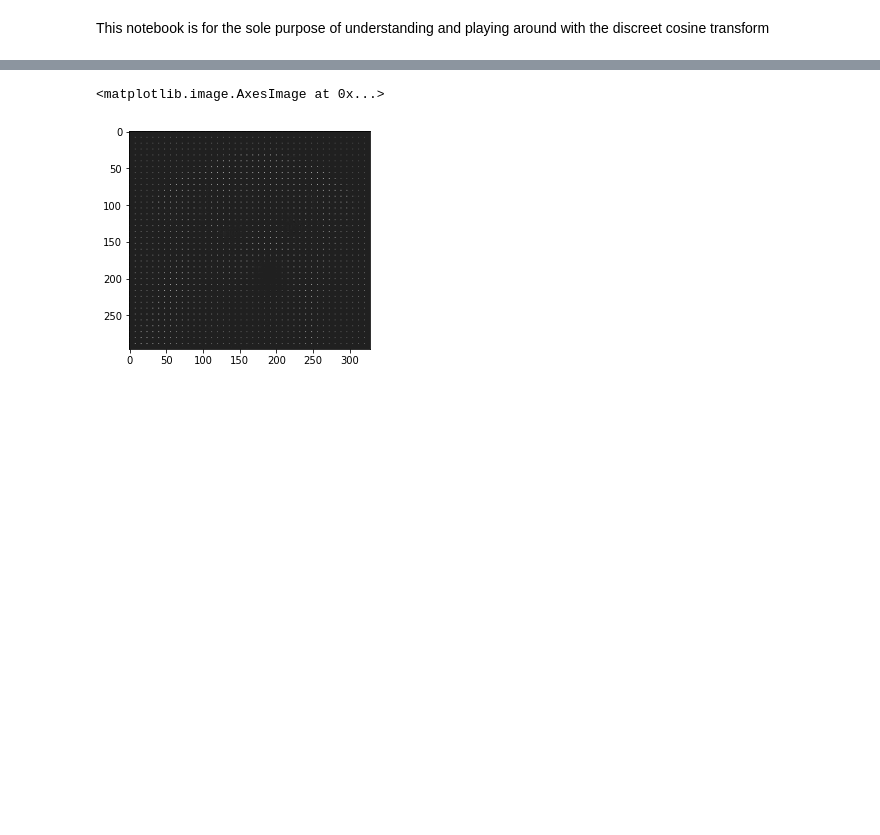
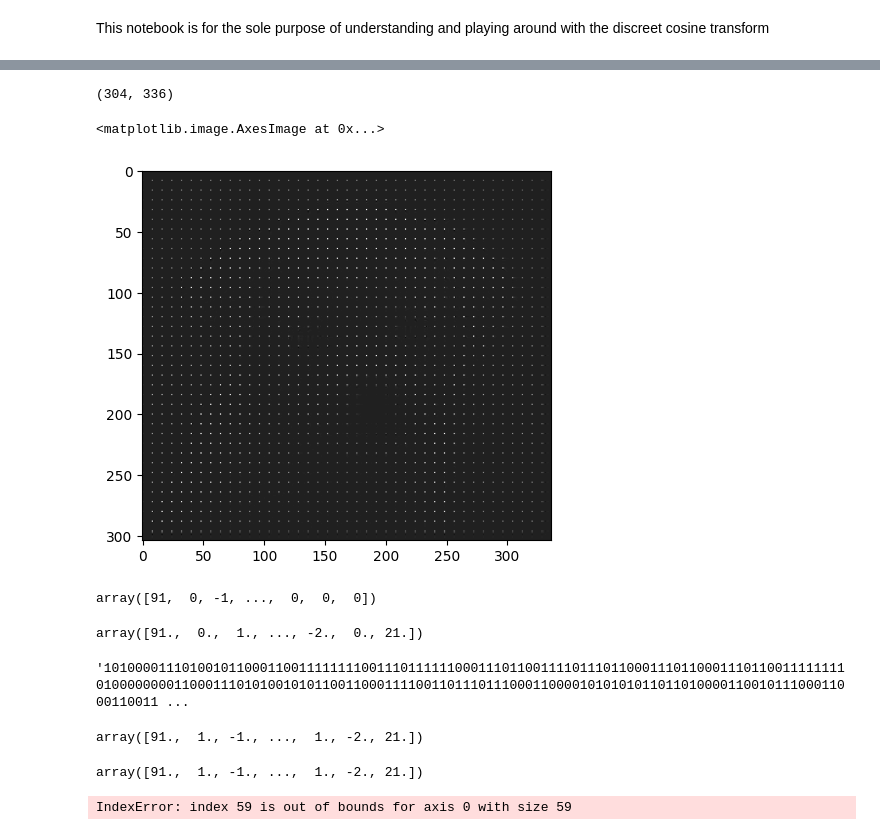
Before and after one commit to KareemElozeiri/JPEG-From-Scratch, a Jupyter notebook: notebooks/DCT.ipynb, the cells around one changed output, grey strips where cells are left out. Drawn from its saved outputs; the diff is of its cells as text; code cells hidden in the pictures; blank space fills up the shorter version.

```diff
--- a/notebooks/DCT.ipynb
+++ b/notebooks/DCT.ipynb
@@ -55,0 +41,2 @@ img_gray = cv2.cvtColor(img, cv2.COLOR_BGR2GRAY)
+# %%
+img_gray = jpeg.zero_padding(img_gray)
@@ -56,5 +51,5 @@ img_gray = cv2.cvtColor(img, cv2.COLOR_BGR2GRAY)
 # %%
-img_gray = img_gray[0:296, 0:328]
+#img_gray = img_gray[0:296, 0:328]
 # %%
 img_gray.shape
 # %% [output]
@@ -67,5 +62,5 @@ plt.imshow(img_gray)
 # %%
-fig_dct = DCT.DCT(img_gray[:296,:328])
+fig_dct = DCT.DCT(img_gray)
 # %%
 fig_dct.shape
 # %% [output]
@@ -93,0 +97,3 @@ array([[ 9.10000000e+01, -5.10041293e-01,  4.55535393e-01, ...,
+# %%
+fig_quantized = quantizer.quantization(fig_dct)
+fig_quantized
@@ -94,5 +139,39 @@ array([[ 9.10000000e+01, -5.10041293e-01,  4.55535393e-01, ...,
+# %%
+fig_quantized.shape
+# %% [output]
+(304, 336)
 # %%
-plt.imshow( fig_dct, cmap="gray")
+plt.imshow( fig_quantized, cmap="gray")
 # %% [output]
 <matplotlib.image.AxesImage at 0x...>
-[figure, old version]
+[figure, new version]
+# %%
+vector = jpeg.img2vector(fig_quantized).astype(np.int32)
+vector
+# %% [output]
+array([91,  0, -1, ...,  0,  0,  0])
+# %%
+vector_run_lenght = RunLengthCode.encode(vector)
+vector_run_lenght
+# %% [output]
+array([91.,  0.,  1., ..., -2.,  0., 21.])
+# %%
+H = Huffman(vector_run_lenght)
+encoded = H.encode(vector_run_lenght)
+encoded
+# %% [output]
+'1010000111010010110001100111111110011101111110001110110011110111011000111011000111011001111111101000000001100011101010010101100110001111001101110111000110000101010101101101000011001011100011000110011 ...
+# %%
+decoded = H.decode(encoded)
+decoded
+# %% [output]
+array([91.,  1., -1., ...,  1., -2., 21.])
+# %%
+r = RunLengthCode.decode(decoded)
+r
+# %% [output]
+array([91.,  1., -1., ...,  1., -2., 21.])
+# %%
+combine_back = jpeg.vector2img(r,fig_quantized.shape)
+# %% [output]
+IndexError: index 59 is out of bounds for axis 0 with size 59
```
Also changed, not shown: parts of 72 cells of this notebook, 5 other files.
